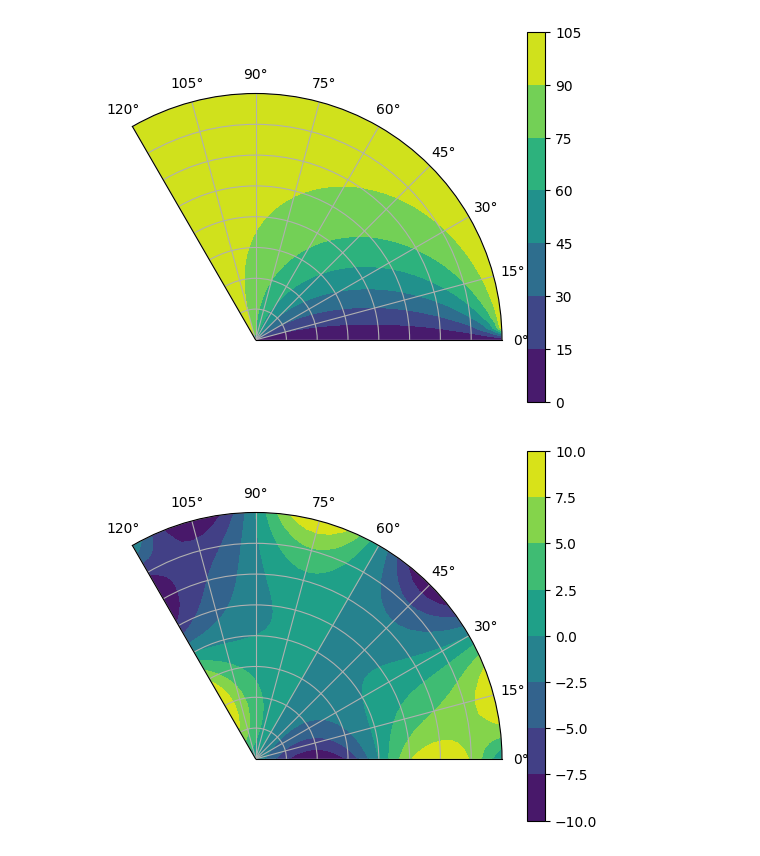
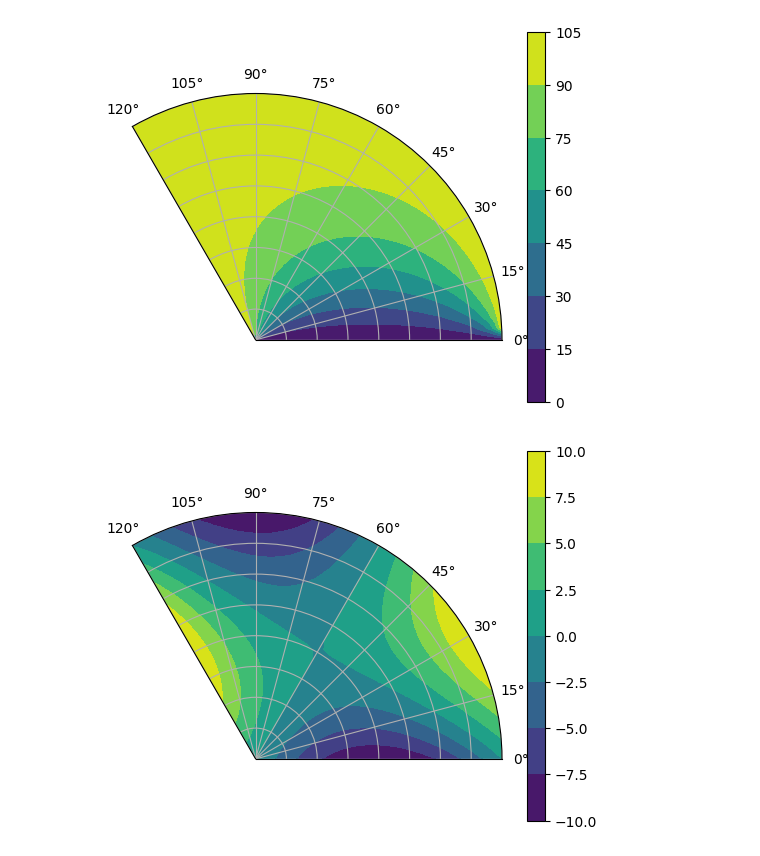
Before and after one commit to JuanSierra2003/HerrComp, a Jupyter notebook: tareas/polar_laplace/polar_laplace.ipynb, the cells around one changed output. Cells and saved outputs as stored; diff of their text form; code cells hidden in the pictures.

```diff
--- a/tareas/polar_laplace/polar_laplace.ipynb
+++ b/tareas/polar_laplace/polar_laplace.ipynb
@@ -14,8 +14,7 @@ from matplotlib import pyplot as plt
 import matplotlib.cm as cm
 # %%
 #Iterations
-N = 2000
-
+N = 1000
 #Parameters
 r_init, theta_init = 0, 0
 r_last, theta_last = 2, 2*np.pi/3
@@ -58,18 +71,18 @@ plt.show()
 [figure]
 # %%
 # Redefine edge conditions as functions of the variables
-f_edge = lambda theta: 10*np.sin(4*np.pi*(theta - theta_init)/(theta_last - theta_init))
-f_init = lambda r: -10*np.sin(2*np.pi*(r - r_init)/(r_last - r_init))
-f_last = lambda r: 10*np.sin(2*np.pi*(r - r_init)/(r_last - r_init))
+f_edge = lambda theta: 10*np.sin(2*np.pi*(theta - theta_init)/(theta_last - theta_init))
+f_init = lambda r: -10*np.sin(np.pi*(r - r_init)/(r_last - r_init))
+f_last = lambda r: 10*np.sin(np.pi*(r - r_init)/(r_last - r_init))
 
 # plotting
 plot = polar_laplace(r_init, r_last, dr, theta_init, theta_last, dtheta, f_edge, f_init, f_last, N)
 
 ax = plt.subplot(111, polar=True)
 ax.set_yticklabels([])
 ctf = ax.contourf(plot[0], plot[1], plot[2])
 plt.colorbar(ctf)
 plt.axis([theta_init, theta_last, r_init, r_last])
 plt.show()
 # %% [output]
-[figure, old version]
+[figure, new version]
```
Also changed, not shown: parts of 1 cell of this notebook, 1 other file.
